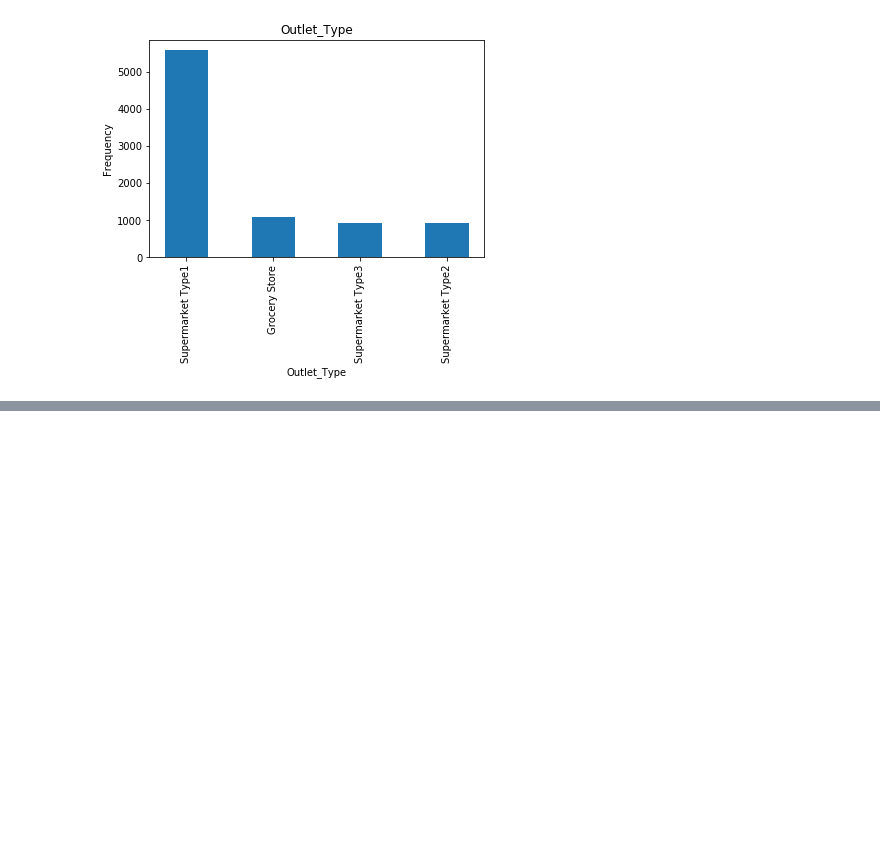
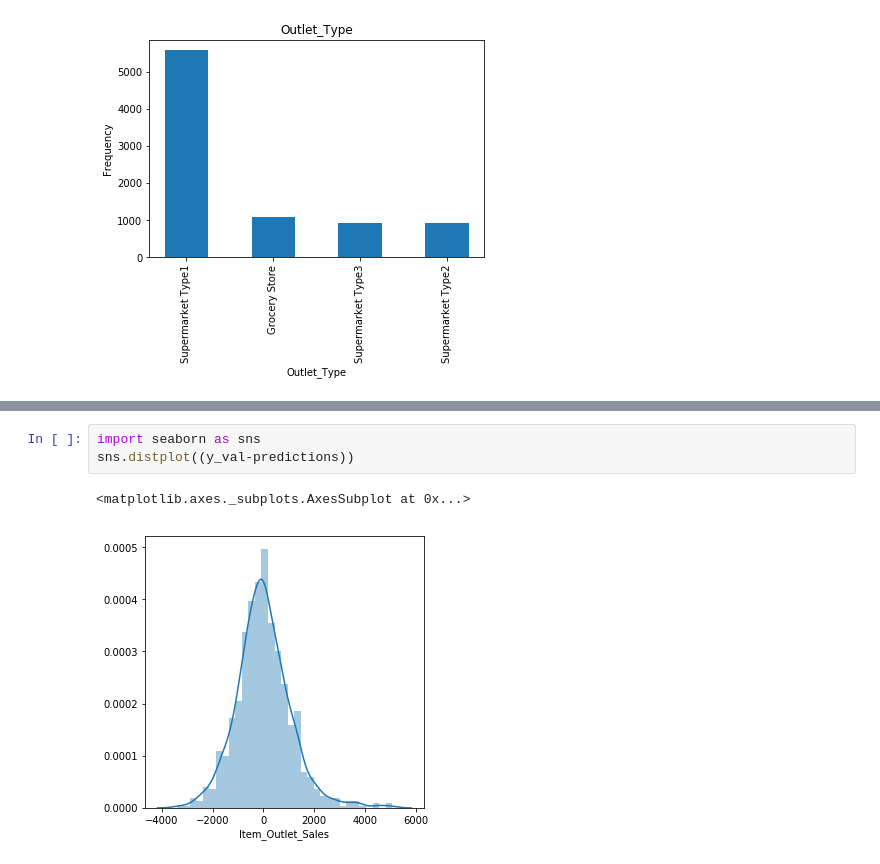
Before and after one commit to manashpratim/Big-Mart-Sales-Prediction, a Jupyter notebook: Big_Mart_Sales_Prediction.ipynb, the cells around one changed output, grey strips where cells are left out. Drawn from its saved outputs; the diff is of its cells as text; blank space fills up the shorter version.

```diff
--- a/Big_Mart_Sales_Prediction.ipynb
+++ b/Big_Mart_Sales_Prediction.ipynb
@@ -230,0 +331,6 @@ Text(0, 0.5, 'Frequency')
+# %%
+import seaborn as sns
+sns.distplot((y_val-predictions))
+# %% [output]
+<matplotlib.axes._subplots.AxesSubplot at 0x...>
+[figure, added]
```
Also changed, not shown: parts of 44 cells of this notebook.
